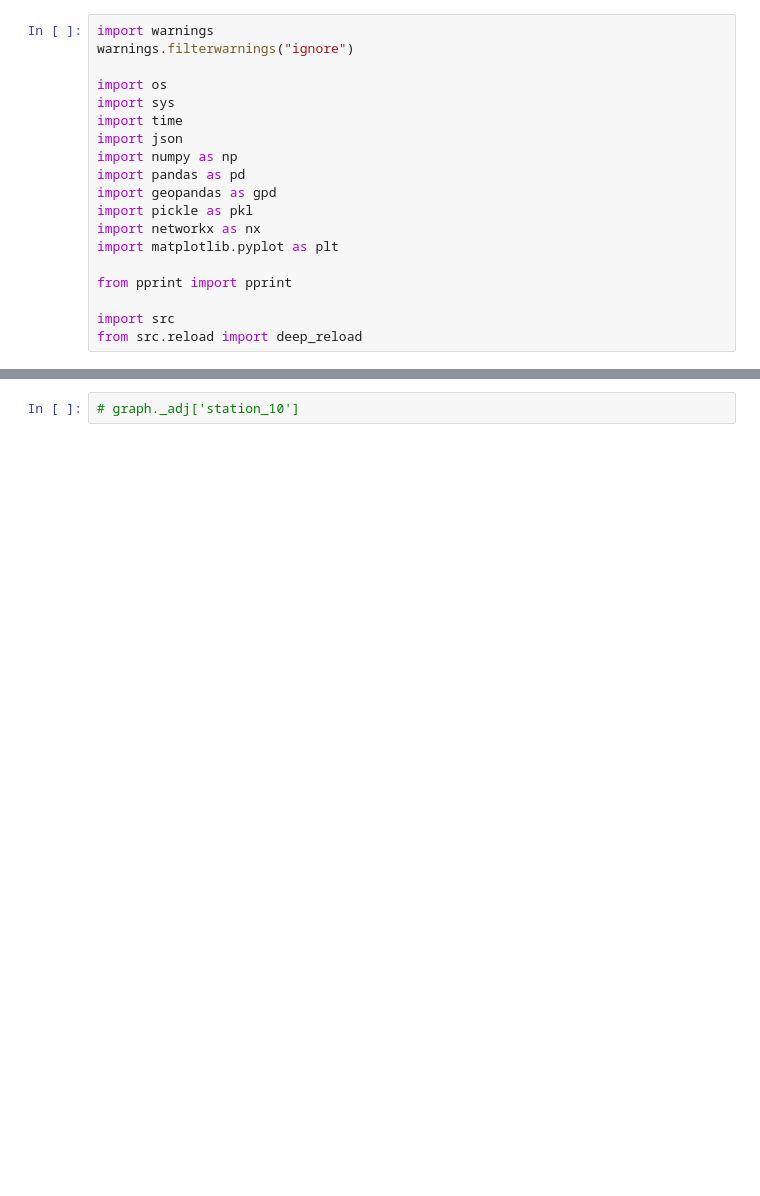
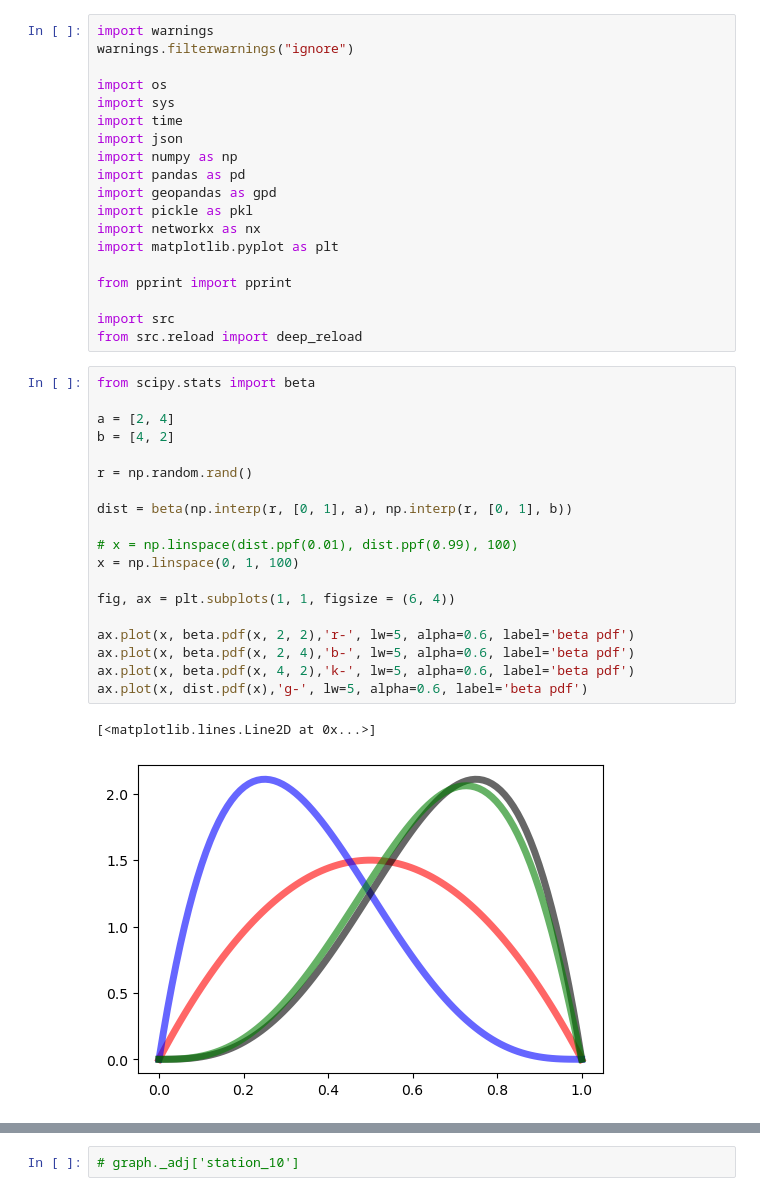
Before and after one commit to airabino/charger_network_analysis, a Jupyter notebook: New_California.ipynb, the cells around one changed output, grey strips where cells are left out. Saved outputs shown, nothing was run; the diff lists cells and outputs as text; blank space fills up the shorter version.

```diff
--- a/New_California.ipynb
+++ b/New_California.ipynb
@@ -17,6 +17,28 @@ from pprint import pprint
 
 import src
 from src.reload import deep_reload
+# %%
+from scipy.stats import beta
+
+a = [2, 4]
+b = [4, 2]
+
+r = np.random.rand()
+
+dist = beta(np.interp(r, [0, 1], a), np.interp(r, [0, 1], b))
+
+# x = np.linspace(dist.ppf(0.01), dist.ppf(0.99), 100)
+x = np.linspace(0, 1, 100)
+
+fig, ax = plt.subplots(1, 1, figsize = (6, 4))
+
+ax.plot(x, beta.pdf(x, 2, 2),'r-', lw=5, alpha=0.6, label='beta pdf')
+ax.plot(x, beta.pdf(x, 2, 4),'b-', lw=5, alpha=0.6, label='beta pdf')
+ax.plot(x, beta.pdf(x, 4, 2),'k-', lw=5, alpha=0.6, label='beta pdf')
+ax.plot(x, dist.pdf(x),'g-', lw=5, alpha=0.6, label='beta pdf')
+# %% [output]
+[<matplotlib.lines.Line2D at 0x...>]
+[figure, added]
 # %%
 '''
 Importing California SNG
```
Also changed, not shown: parts of 21 cells of this notebook, 2 other files.
